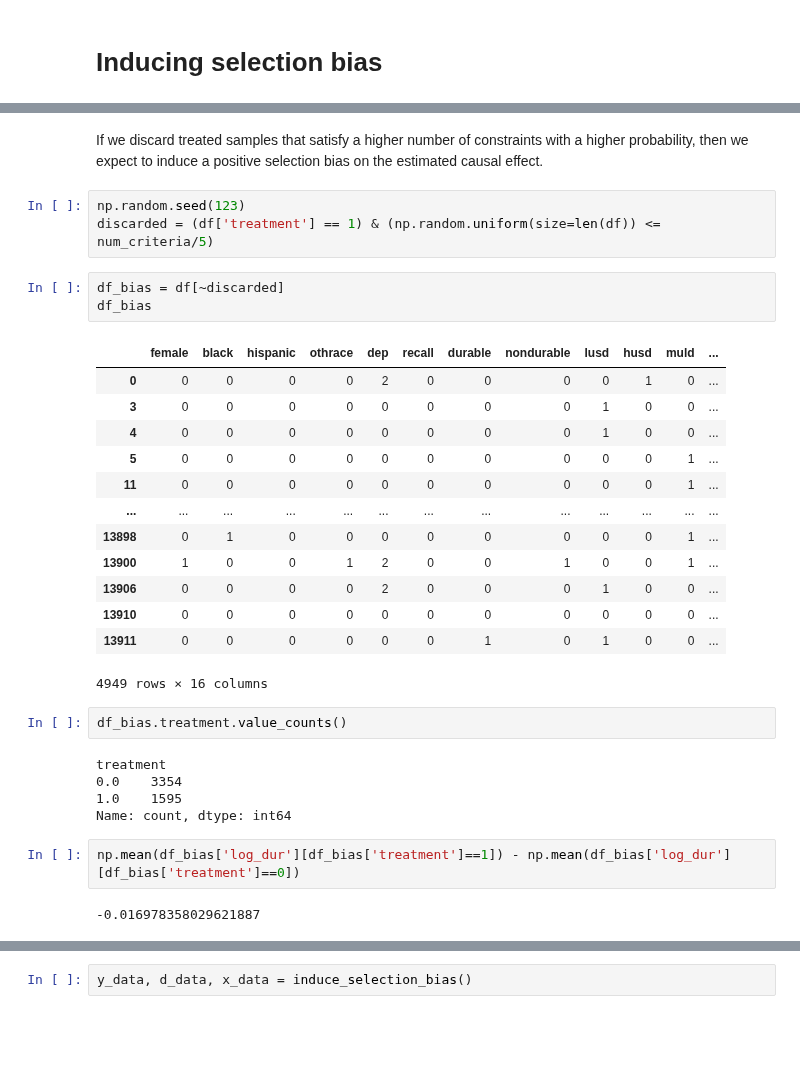
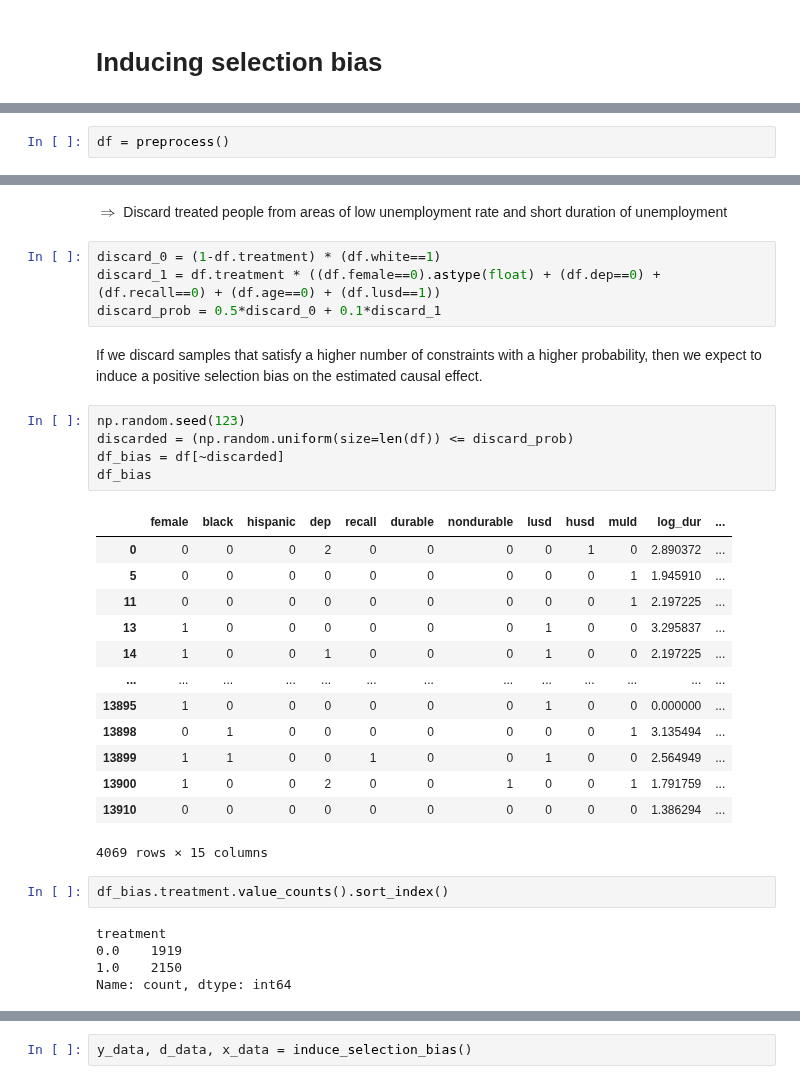
Before and after one commit to zijianwang2000/MA_CausalML, a Jupyter notebook: Real dataset/Re-employment bonus/reemployment_bonus_analysis.ipynb, the cells around one changed output, grey strips where cells are left out. Drawn from its saved outputs; the diff is of its cells as text; blank space fills up the shorter version.

```diff
--- a/Real dataset/Re-employment bonus/reemployment_bonus_analysis.ipynb
+++ b/Real dataset/Re-employment bonus/reemployment_bonus_analysis.ipynb
@@ -186,3 +187,5 @@ np.mean(df['log_dur'][df['treatment']==1]) - np.mean(df['log_dur'][df['treatment
+# %%
+df = preprocess()
 # %%
 df.groupby('treatment').mean()
 # %% [output]
@@ -265,36 +250,37 @@ num_criteria.corr(df['log_dur'])
+# %% [markdown]
+$\Longrightarrow$ Discard treated people from areas of low unemployment rate and short duration of unemployment
+# %%
+discard_0 = (1-df.treatment) * (df.white==1)
+discard_1 = df.treatment * ((df.female==0).astype(float) + (df.dep==0) + (df.recall==0) + (df.age==0) + (df.lusd==1))
+discard_prob = 0.5*discard_0 + 0.1*discard_1
 # %% [markdown]
-If we discard treated samples that satisfy a higher number of constraints with a higher probability, then we expect to induce a positive selection bias on the estimated causal effect.
+If we discard samples that satisfy a higher number of constraints with a higher probability, then we expect to induce a positive selection bias on the estimated causal effect.
 # %%
 np.random.seed(123)
-discarded = (df['treatment'] == 1) & (np.random.uniform(size=len(df)) <= num_criteria/5)
+discarded = (np.random.uniform(size=len(df)) <= discard_prob)
+df_bias = df[~discarded]
+df_bias
+# %% [output]
+|  | female | black | hispanic | dep | recall | durable | nondurable | lusd | husd | muld | log_dur | ... |
+| 0 | 0 | 0 | 0 | 2 | 0 | 0 | 0 | 0 | 1 | 0 | 2.890372 | ... |
+| 5 | 0 | 0 | 0 | 0 | 0 | 0 | 0 | 0 | 0 | 1 | 1.945910 | ... |
+| 11 | 0 | 0 | 0 | 0 | 0 | 0 | 0 | 0 | 0 | 1 | 2.197225 | ... |
+| 13 | 1 | 0 | 0 | 0 | 0 | 0 | 0 | 1 | 0 | 0 | 3.295837 | ... |
+| 14 | 1 | 0 | 0 | 1 | 0 | 0 | 0 | 1 | 0 | 0 | 2.197225 | ... |
+| ... | ... | ... | ... | ... | ... | ... | ... | ... | ... | ... | ... | ... |
+| 13895 | 1 | 0 | 0 | 0 | 0 | 0 | 0 | 1 | 0 | 0 | 0.000000 | ... |
+| 13898 | 0 | 1 | 0 | 0 | 0 | 0 | 0 | 0 | 0 | 1 | 3.135494 | ... |
+| 13899 | 1 | 1 | 0 | 0 | 1 | 0 | 0 | 1 | 0 | 0 | 2.564949 | ... |
+| 13900 | 1 | 0 | 0 | 2 | 0 | 0 | 1 | 0 | 0 | 1 | 1.791759 | ... |
+| 13910 | 0 | 0 | 0 | 0 | 0 | 0 | 0 | 0 | 0 | 0 | 1.386294 | ... |
+4069 rows × 15 columns
-# %%
-df_bias = df[~discarded]
-df_bias
-# %% [output]
-|  | female | black | hispanic | othrace | dep | recall | durable | nondurable | lusd | husd | muld | ... |
-| 0 | 0 | 0 | 0 | 0 | 2 | 0 | 0 | 0 | 0 | 1 | 0 | ... |
-| 3 | 0 | 0 | 0 | 0 | 0 | 0 | 0 | 0 | 1 | 0 | 0 | ... |
-| 4 | 0 | 0 | 0 | 0 | 0 | 0 | 0 | 0 | 1 | 0 | 0 | ... |
-| 5 | 0 | 0 | 0 | 0 | 0 | 0 | 0 | 0 | 0 | 0 | 1 | ... |
-| 11 | 0 | 0 | 0 | 0 | 0 | 0 | 0 | 0 | 0 | 0 | 1 | ... |
-| ... | ... | ... | ... | ... | ... | ... | ... | ... | ... | ... | ... | ... |
-| 13898 | 0 | 1 | 0 | 0 | 0 | 0 | 0 | 0 | 0 | 0 | 1 | ... |
-| 13900 | 1 | 0 | 0 | 1 | 2 | 0 | 0 | 1 | 0 | 0 | 1 | ... |
-| 13906 | 0 | 0 | 0 | 0 | 2 | 0 | 0 | 0 | 1 | 0 | 0 | ... |
-| 13910 | 0 | 0 | 0 | 0 | 0 | 0 | 0 | 0 | 0 | 0 | 0 | ... |
-| 13911 | 0 | 0 | 0 | 0 | 0 | 0 | 1 | 0 | 1 | 0 | 0 | ... |
-4949 rows × 16 columns
 # %%
-df_bias.treatment.value_counts()
+df_bias.treatment.value_counts().sort_index()
 # %% [output]
 treatment
-0.0    3354
-1.0    1595
+0.0    1919
+1.0    2150
 Name: count, dtype: int64
-# %%
-np.mean(df_bias['log_dur'][df_bias['treatment']==1]) - np.mean(df_bias['log_dur'][df_bias['treatment']==0])
-# %% [output]
--0.016978358029621887
 # %%
 def induce_selection_bias():
     df = preprocess()
```
Also changed, not shown: parts of 44 cells of this notebook, 3 other files.
